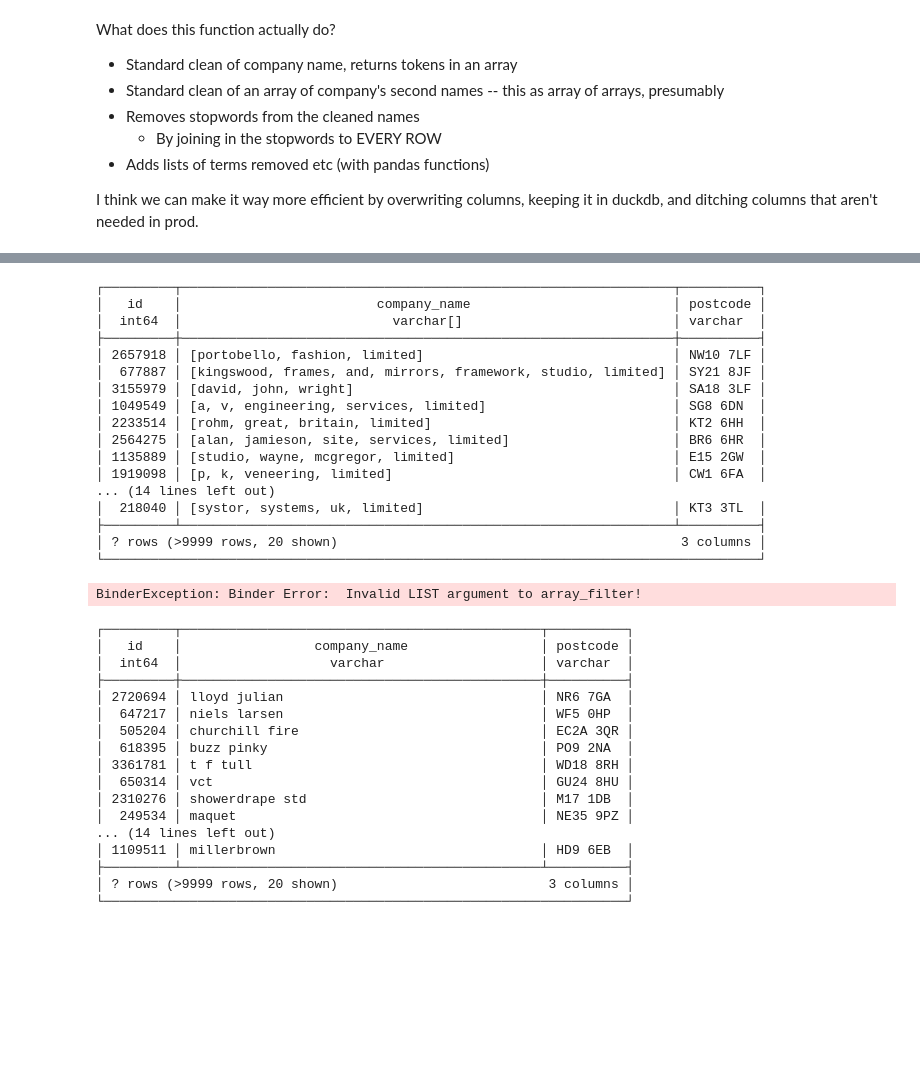
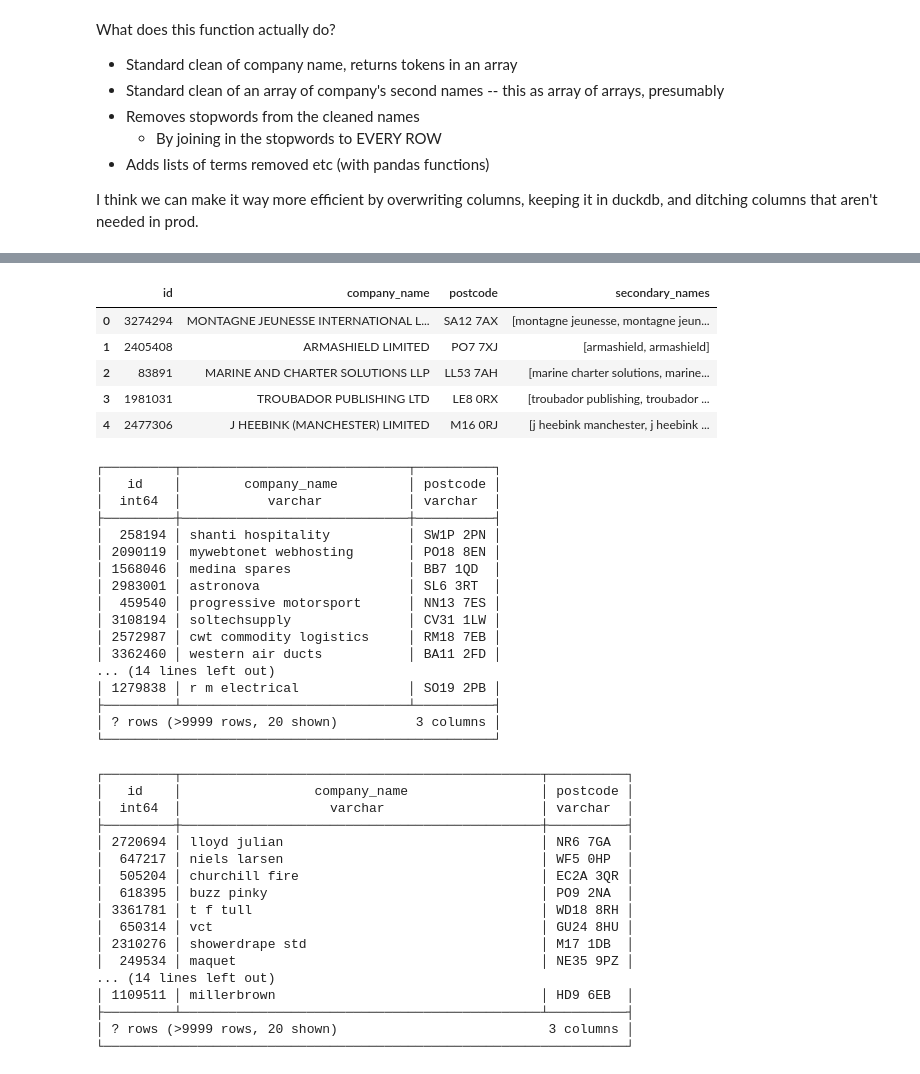
Before and after one commit to will-langdale/matchbox, a Jupyter notebook: notebooks/WL_cleaningfunction.ipynb, the cells around one changed output, grey strips where cells are left out. Saved outputs shown, nothing was run; the diff lists cells and outputs as text; code cells hidden in the pictures; blank space fills up the shorter version.

```diff
--- a/notebooks/WL_cleaningfunction.ipynb
+++ b/notebooks/WL_cleaningfunction.ipynb
@@ -215,3 +277,20 @@ df
+# %%
+renest = duckdb.sql(f"""
+    select
+        *
+        replace (list(secondary_names) as secondary_names)
+    from
+        clean_and_stopwords_secondary
+    group by all;
+""").df()
+renest.head(5)
+# %% [output]
+|  | id | company_name | postcode | secondary_names |
+| 0 | 3274294 | MONTAGNE JEUNESSE INTERNATIONAL L... | SA12 7AX | [montagne jeunesse, montagne jeun... |
+| 1 | 2405408 | ARMASHIELD LIMITED | PO7 7XJ | [armashield, armashield] |
+| 2 | 83891 | MARINE AND CHARTER SOLUTIONS LLP | LL53 7AH | [marine charter solutions, marine... |
+| 3 | 1981031 | TROUBADOR PUBLISHING LTD | LE8 0RX | [troubador publishing, troubador ... |
+| 4 | 2477306 | J HEEBINK (MANCHESTER) LIMITED | M16 0RJ | [j heebink manchester, j heebink ... |
 # %%
 primary_col = "company_name"
 clean_primary_sql = f"""
@@ -236,24 +319,4 @@ stopwords_primary_sql = f"""
-# %%
-duckdb.sql(clean_primary_sql)
-# %% [output]
-┌─────────┬───────────────────────────────────────────────────────────────┬──────────┐
-│   id    │                         company_name                          │ postcode │
-│  int64  │                           varchar[]                           │ varchar  │
-├─────────┼───────────────────────────────────────────────────────────────┼──────────┤
-│ 2657918 │ [portobello, fashion, limited]                                │ NW10 7LF │
-│  677887 │ [kingswood, frames, and, mirrors, framework, studio, limited] │ SY21 8JF │
-│ 3155979 │ [david, john, wright]                                         │ SA18 3LF │
-│ 1049549 │ [a, v, engineering, services, limited]                        │ SG8 6DN  │
-│ 2233514 │ [rohm, great, britain, limited]                               │ KT2 6HH  │
-│ 2564275 │ [alan, jamieson, site, services, limited]                     │ BR6 6HR  │
-│ 1135889 │ [studio, wayne, mcgregor, limited]                            │ E15 2GW  │
-│ 1919098 │ [p, k, veneering, limited]                                    │ CW1 6FA  │
-... (14 lines left out)
-│  218040 │ [systor, systems, uk, limited]                                │ KT3 3TL  │
-├─────────┴───────────────────────────────────────────────────────────────┴──────────┤
-│ ? rows (>9999 rows, 20 shown)                                            3 columns │
-└────────────────────────────────────────────────────────────────────────────────────┘
 # %%
-duckdb.sql(stopwords_primary_sql)
+to_process = df
+for i in to_do:
+    to_process = duckdb.sql(i)
-# %% [output]
-BinderException: Binder Error:  Invalid LIST argument to array_filter!
@@ -260,3 +333,30 @@ BinderException: Binder Error:  Invalid LIST argument to array_filter!
+# %%
+duckdb.sql(f"""
+    select
+        *
+        exclude(name_clean, name_without_stopwords, name_out)
+        replace(name_out as company_name)
+    from
+        x1;
+""")
+# %% [output]
+┌─────────┬─────────────────────────────┬──────────┐
+│   id    │        company_name         │ postcode │
+│  int64  │           varchar           │ varchar  │
+├─────────┼─────────────────────────────┼──────────┤
+│  258194 │ shanti hospitality          │ SW1P 2PN │
+│ 2090119 │ mywebtonet webhosting       │ PO18 8EN │
+│ 1568046 │ medina spares               │ BB7 1QD  │
+│ 2983001 │ astronova                   │ SL6 3RT  │
+│  459540 │ progressive motorsport      │ NN13 7ES │
+│ 3108194 │ soltechsupply               │ CV31 1LW │
+│ 2572987 │ cwt commodity logistics     │ RM18 7EB │
+│ 3362460 │ western air ducts           │ BA11 2FD │
+... (14 lines left out)
+│ 1279838 │ r m electrical              │ SO19 2PB │
+├─────────┴─────────────────────────────┴──────────┤
+│ ? rows (>9999 rows, 20 shown)          3 columns │
+└──────────────────────────────────────────────────┘
 # %%
 sec_df2 = duckdb.sql(f"""
     select
```
Also changed, not shown: parts of 13 cells of this notebook, 2 other files.
